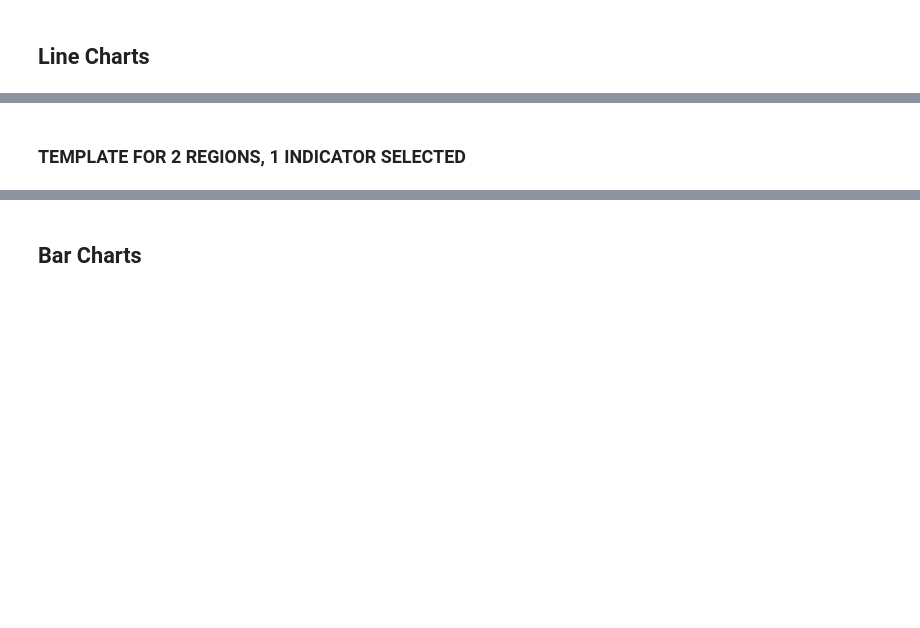
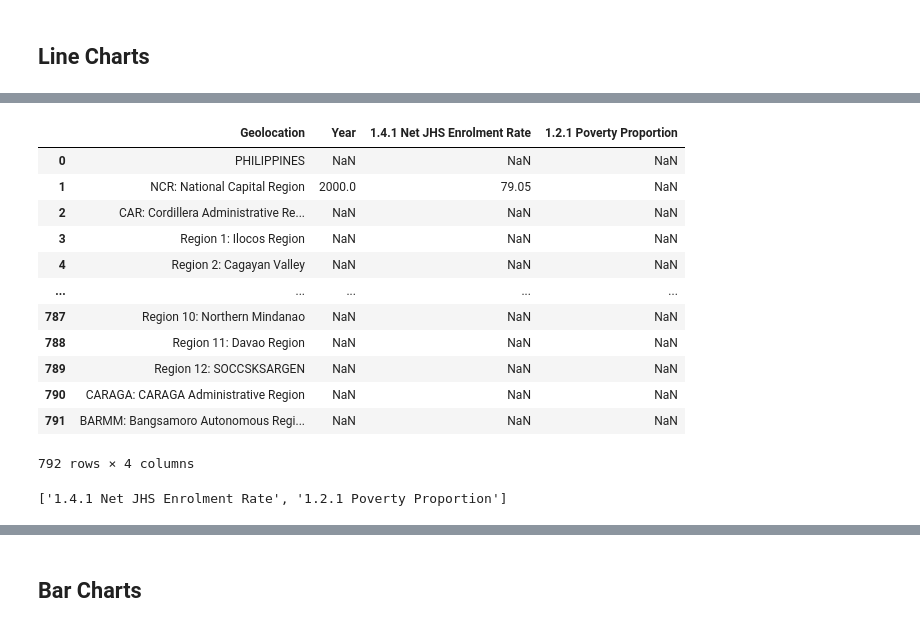
Before and after one commit to francheska-vicente/data101-ph-un-sgd, a Jupyter notebook: main_1.ipynb, the cells around one changed output, grey strips where cells are left out. Drawn from its saved outputs; the diff is of its cells as text; code cells hidden in the pictures; blank space fills up the shorter version.

```diff
--- a/main_1.ipynb
+++ b/main_1.ipynb
@@ -156,2 +41,0 @@ fig.show()
-# %% [markdown]
-### TEMPLATE FOR 2 REGIONS, 1 INDICATOR SELECTED
@@ -250,0 +44,33 @@ fig.show()
+# %%
+regions_selected = ['NCR: National Capital Region', 'Region 1: Ilocos Region']
+# %%
+indicators_selected = ['1.4.1 Net JHS Enrolment Rate', '1.2.1 Poverty Proportion']
+# %%
+two_region = pd.DataFrame ()
+
+for region in regions_selected:
+    if len (indicators_selected) > 1:
+        temp_region = sdg_data [sdg_data['Geolocation'] == region][['Year', indicators_selected [0], indicators_selected [1]]]
+    else:
+        temp_region = sdg_data [sdg_data['Geolocation'] == region][['Year', indicators_selected [0]]]
+
+    temp_region = pd.concat ([sdg_data['Geolocation'], temp_region], axis=1)
+
+    two_region = pd.concat([two_region, temp_region])
+
+two_region = two_region.reset_index (drop = True)
+two_region
+# %% [output]
+|  | Geolocation | Year | 1.4.1 Net JHS Enrolment Rate | 1.2.1 Poverty Proportion |
+| 0 | PHILIPPINES | NaN | NaN | NaN |
+| 1 | NCR: National Capital Region | 2000.0 | 79.05 | NaN |
+| 2 | CAR: Cordillera Administrative Re... | NaN | NaN | NaN |
+| 3 | Region 1: Ilocos Region | NaN | NaN | NaN |
+| 4 | Region 2: Cagayan Valley | NaN | NaN | NaN |
+| ... | ... | ... | ... | ... |
+| 787 | Region 10: Northern Mindanao | NaN | NaN | NaN |
+| 788 | Region 11: Davao Region | NaN | NaN | NaN |
+| 789 | Region 12: SOCCSKSARGEN | NaN | NaN | NaN |
+| 790 | CARAGA: CARAGA Administrative Region | NaN | NaN | NaN |
+| 791 | BARMM: Bangsamoro Autonomous Regi... | NaN | NaN | NaN |
+792 rows × 4 columns
@@ -250,0 +146,4 @@ fig.show()
+# %%
+print (indicators_selected)
+# %% [output]
+['1.4.1 Net JHS Enrolment Rate', '1.2.1 Poverty Proportion']
```
Also changed, not shown: parts of 11 cells of this notebook.
